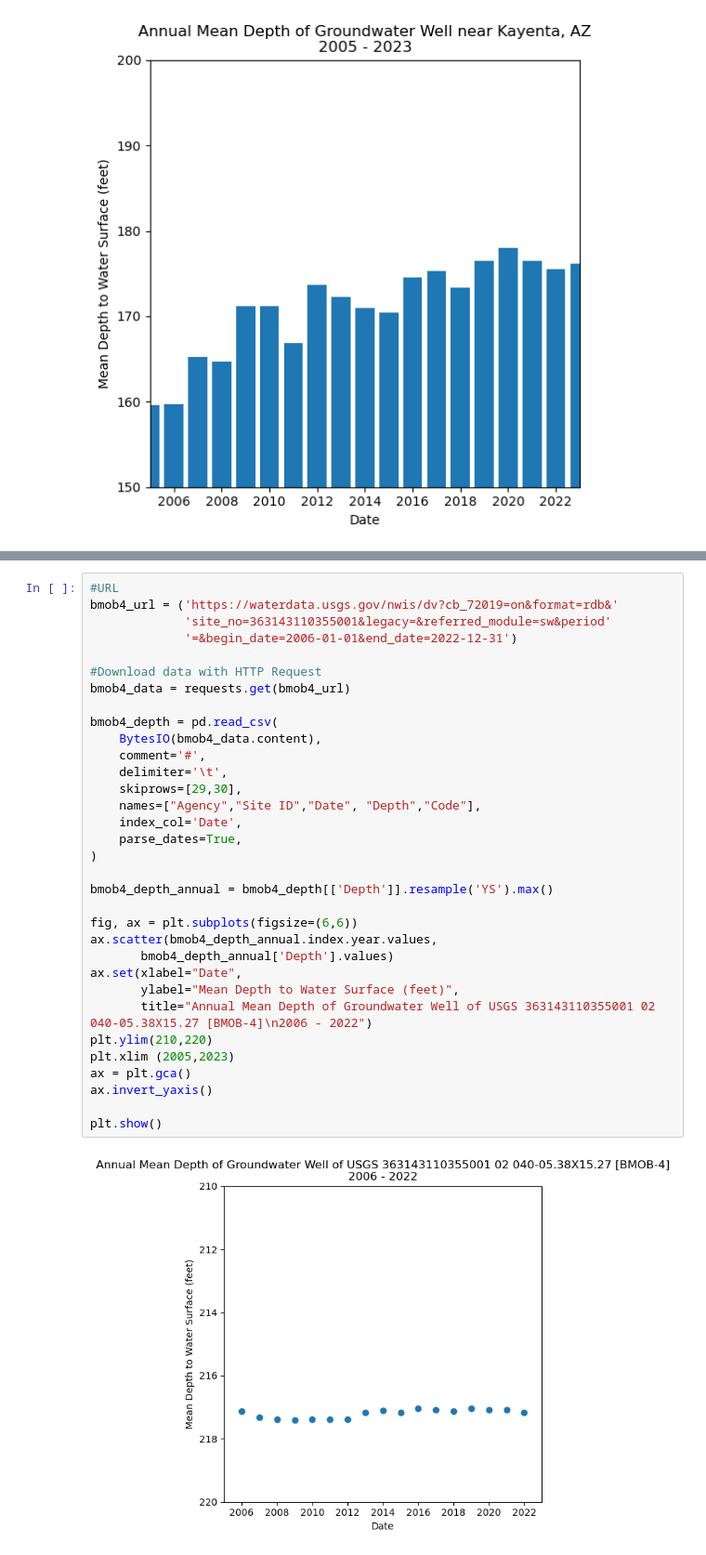
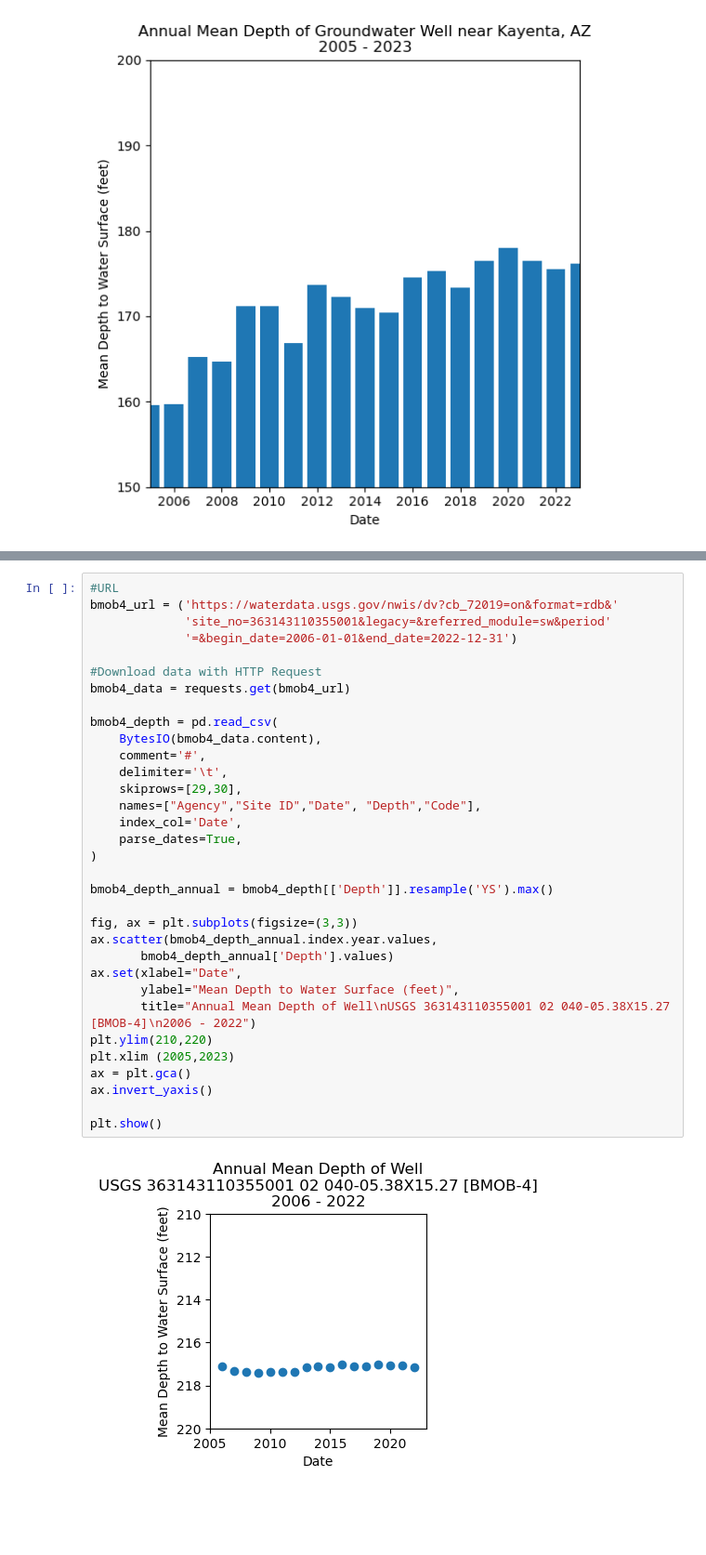
Before and after one commit to ScottNSheldon/time-series-data-ScottNSheldon, a Jupyter notebook: stars-02-time-series.ipynb, the cells around one changed output, grey strips where cells are left out. Shown at 93% size. Cells and saved outputs as stored; diff of their text form; blank space fills up the shorter version.

```diff
--- a/stars-02-time-series.ipynb
+++ b/stars-02-time-series.ipynb
@@ -1078,36 +1083,36 @@ m
 bmob4_url = ('https://waterdata.usgs.gov/nwis/dv?cb_72019=on&format=rdb&'
              'site_no=363143110355001&legacy=&referred_module=sw&period'
              '=&begin_date=2006-01-01&end_date=2022-12-31')
 
 #Download data with HTTP Request
 bmob4_data = requests.get(bmob4_url)
 
 bmob4_depth = pd.read_csv(
     BytesIO(bmob4_data.content),
     comment='#',
     delimiter='\t',
     skiprows=[29,30],
     names=["Agency","Site ID","Date", "Depth","Code"],
     index_col='Date',
     parse_dates=True,
 )
 
 bmob4_depth_annual = bmob4_depth[['Depth']].resample('YS').max()
 
-fig, ax = plt.subplots(figsize=(6,6))
+fig, ax = plt.subplots(figsize=(3,3))
 ax.scatter(bmob4_depth_annual.index.year.values,
        bmob4_depth_annual['Depth'].values)
 ax.set(xlabel="Date",
        ylabel="Mean Depth to Water Surface (feet)",
-       title="Annual Mean Depth of Groundwater Well of USGS 363143110355001 02 040-05.38X15.27 [BMOB-4]\n2006 - 2022")
+       title="Annual Mean Depth of Well\nUSGS 363143110355001 02 040-05.38X15.27 [BMOB-4]\n2006 - 2022")
 plt.ylim(210,220)
 plt.xlim (2005,2023)
 ax = plt.gca()
 ax.invert_yaxis()
 
 plt.show()
 # %% [output]
-[figure, old version]
+[figure, new version]
 # %%
 #URL
 bmob6_url = ('https://waterdata.usgs.gov/nwis/dv?cb_72019=on&format=rdb&'
```
Also changed, not shown: parts of 9 cells of this notebook.
